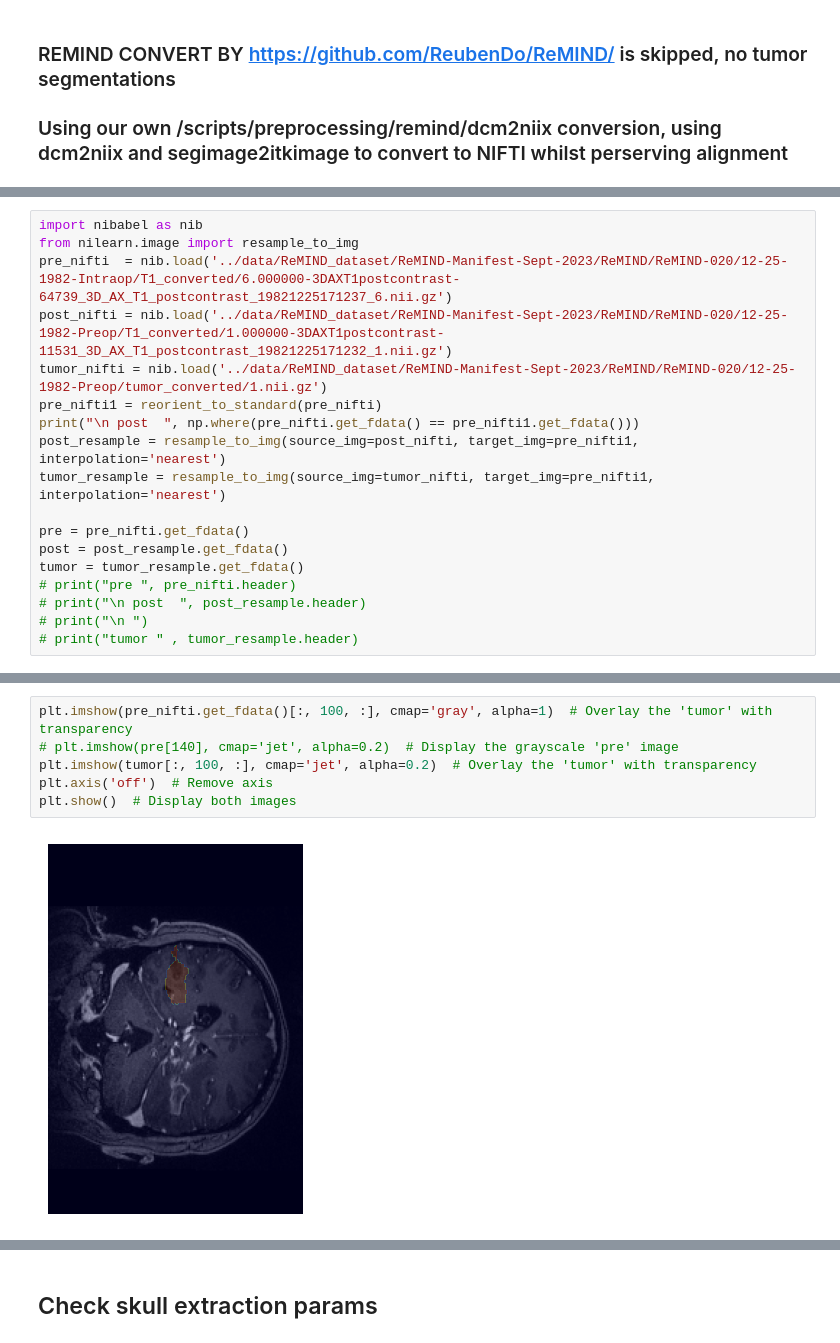
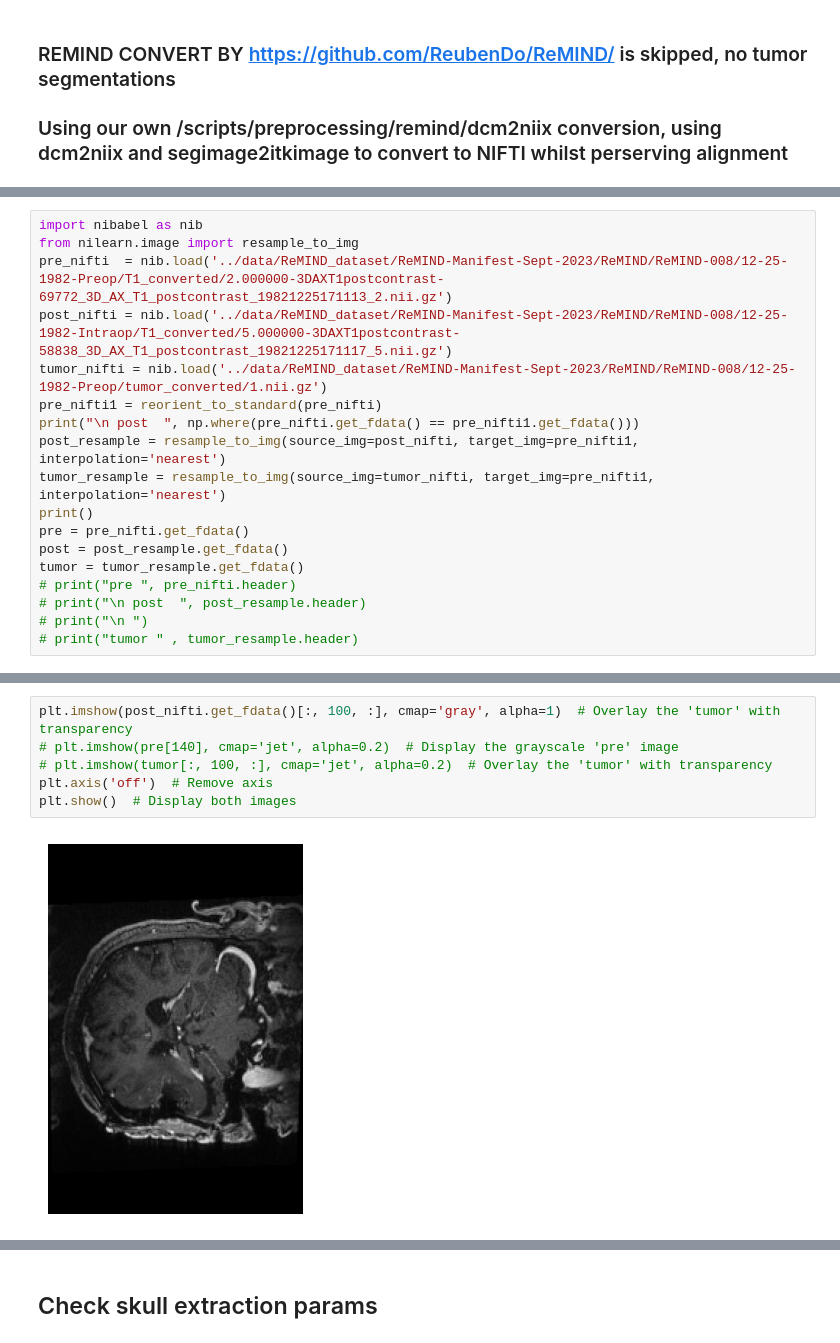
Before and after one commit to adiljahouh/Thesis-Change-Detection-in-MRI, a Jupyter notebook: notebooks/remind_data.ipynb, the cells around one changed output, grey strips where cells are left out. Cells and saved outputs as stored; diff of their text form.

```diff
--- a/notebooks/remind_data.ipynb
+++ b/notebooks/remind_data.ipynb
@@ -94,14 +94,14 @@ def reorient_to_standard(image):
 # %%
 import nibabel as nib
 from nilearn.image import resample_to_img
-pre_nifti  = nib.load('../data/ReMIND_dataset/ReMIND-Manifest-Sept-2023/ReMIND/ReMIND-020/12-25-1982-Intraop/T1_converted/6.000000-3DAXT1postcontrast-64739_3D_AX_T1_postcontrast_19821225171237_6.nii.gz')
-post_nifti = nib.load('../data/ReMIND_dataset/ReMIND-Manifest-Sept-2023/ReMIND/ReMIND-020/12-25-1982-Preop/T1_converted/1.000000-3DAXT1postcontrast-11531_3D_AX_T1_postcontrast_19821225171232_1.nii.gz')
-tumor_nifti = nib.load('../data/ReMIND_dataset/ReMIND-Manifest-Sept-2023/ReMIND/ReMIND-020/12-25-1982-Preop/tumor_converted/1.nii.gz')
+pre_nifti  = nib.load('../data/ReMIND_dataset/ReMIND-Manifest-Sept-2023/ReMIND/ReMIND-008/12-25-1982-Preop/T1_converted/2.000000-3DAXT1postcontrast-69772_3D_AX_T1_postcontrast_19821225171113_2.nii.gz')
+post_nifti = nib.load('../data/ReMIND_dataset/ReMIND-Manifest-Sept-2023/ReMIND/ReMIND-008/12-25-1982-Intraop/T1_converted/5.000000-3DAXT1postcontrast-58838_3D_AX_T1_postcontrast_19821225171117_5.nii.gz')
+tumor_nifti = nib.load('../data/ReMIND_dataset/ReMIND-Manifest-Sept-2023/ReMIND/ReMIND-008/12-25-1982-Preop/tumor_converted/1.nii.gz')
 pre_nifti1 = reorient_to_standard(pre_nifti)
 print("\n post  ", np.where(pre_nifti.get_fdata() == pre_nifti1.get_fdata()))
 post_resample = resample_to_img(source_img=post_nifti, target_img=pre_nifti1, interpolation='nearest')
 tumor_resample = resample_to_img(source_img=tumor_nifti, target_img=pre_nifti1, interpolation='nearest')
-
+print()
 pre = pre_nifti.get_fdata()
 post = post_resample.get_fdata()
 tumor = tumor_resample.get_fdata()
@@ -143,12 +144,12 @@ print(tumor_nifti.affine)
  [ 0.00000000e+00  0.00000000e+00  0.00000000e+00  1.00000000e+00]]
 # %%
-plt.imshow(pre_nifti.get_fdata()[:, 100, :], cmap='gray', alpha=1)  # Overlay the 'tumor' with transparency
+plt.imshow(post_nifti.get_fdata()[:, 100, :], cmap='gray', alpha=1)  # Overlay the 'tumor' with transparency
 # plt.imshow(pre[140], cmap='jet', alpha=0.2)  # Display the grayscale 'pre' image
-plt.imshow(tumor[:, 100, :], cmap='jet', alpha=0.2)  # Overlay the 'tumor' with transparency
+# plt.imshow(tumor[:, 100, :], cmap='jet', alpha=0.2)  # Overlay the 'tumor' with transparency
 plt.axis('off')  # Remove axis
 plt.show()  # Display both images
 # %% [output]
-[figure, old version]
+[figure, new version]
 # %%
 plt.imshow(pre_nifti1.get_fdata()[:, 100, :], cmap='gray', alpha=1)  # Overlay the 'tumor' with transparency
 # plt.imshow(pre[140], cmap='jet', alpha=0.2)  # Display the grayscale 'pre' image
```
Also changed, not shown: parts of 8 cells of this notebook, 4 other files.
